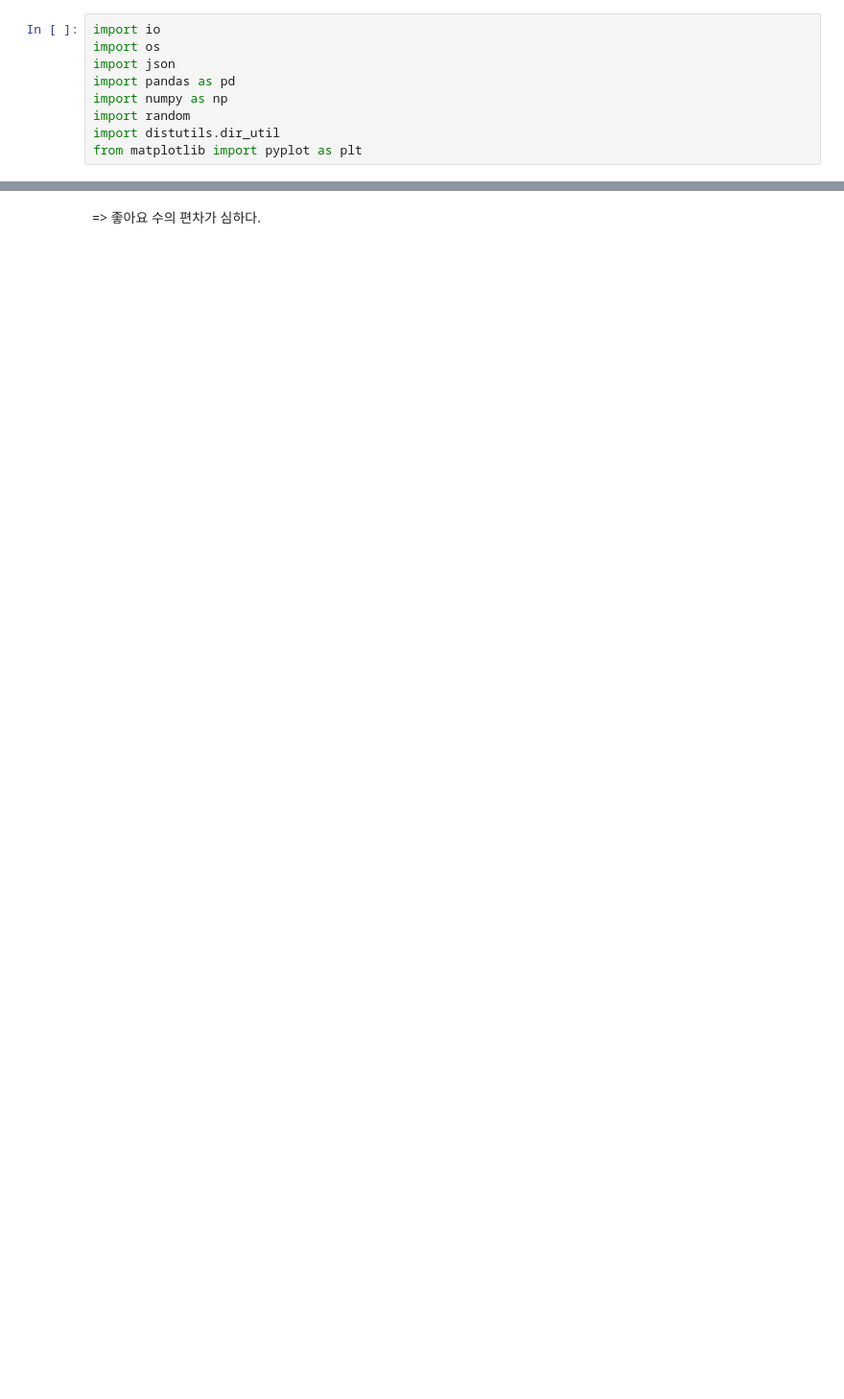
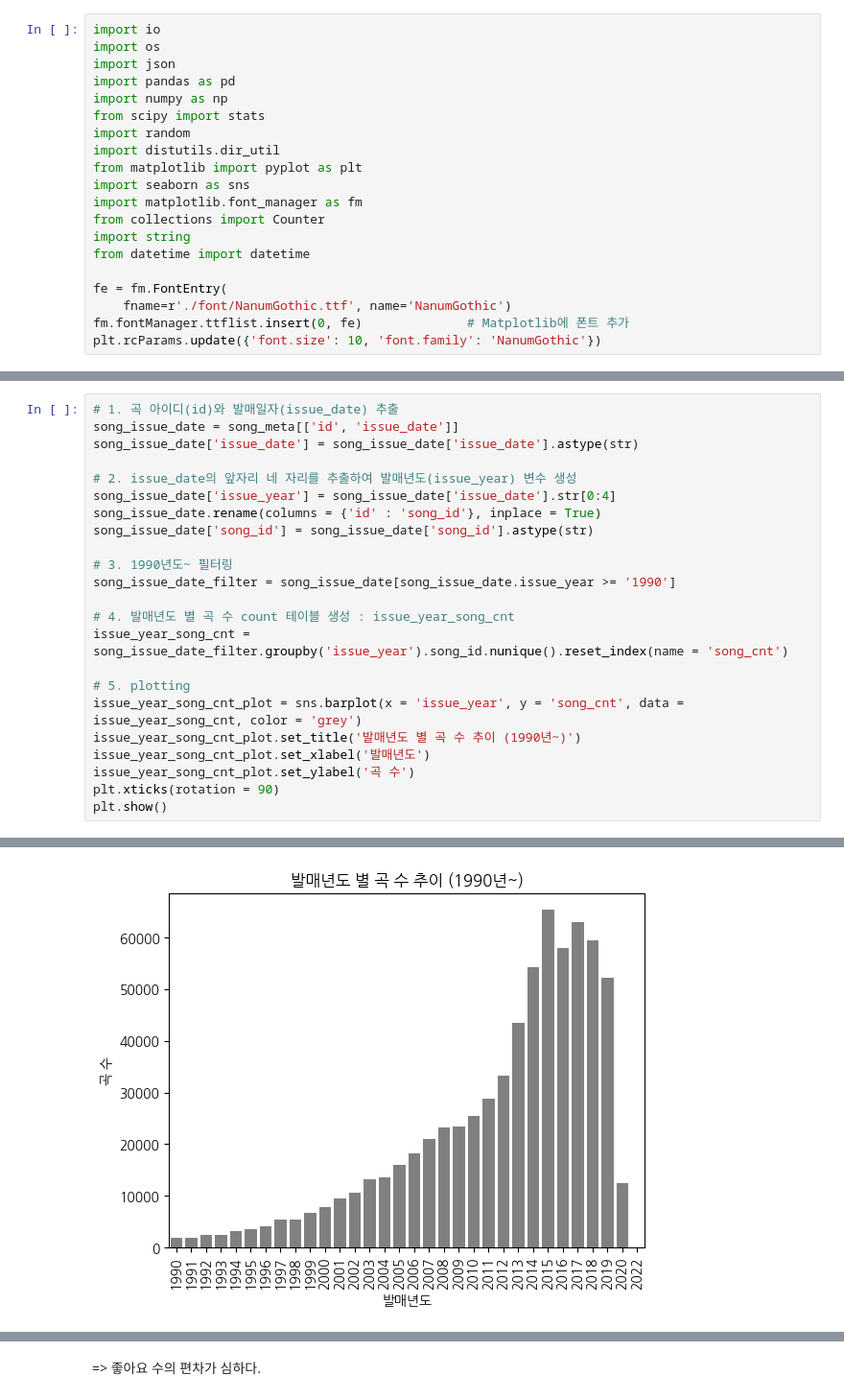
Before and after one commit to pulpo125/AIPlayer_Pling, a Jupyter notebook: 1_analysis/2_EDA.ipynb, the cells around one changed output, grey strips where cells are left out. Shown at 96% size. Drawn from its saved outputs; the diff is of its cells as text; blank space fills up the shorter version.

```diff
--- a/1_analysis/2_EDA.ipynb
+++ b/1_analysis/2_EDA.ipynb
@@ -4,7 +6,18 @@ import os
 import json
 import pandas as pd
 import numpy as np
+from scipy import stats
 import random
 import distutils.dir_util
 from matplotlib import pyplot as plt
+import seaborn as sns
+import matplotlib.font_manager as fm
+from collections import Counter
+import string
+from datetime import datetime
+
+fe = fm.FontEntry(
+    fname=r'./font/NanumGothic.ttf', name='NanumGothic')
+fm.fontManager.ttflist.insert(0, fe)              # Matplotlib에 폰트 추가
+plt.rcParams.update({'font.size': 10, 'font.family': 'NanumGothic'})
 # %%
@@ -14,0 +153,24 @@ genre_gn_all = pd.read_json('../0_data/genre_gn_all.json', typ = 'frame', encodi
+# %%
+# 1. 곡 아이디(id)와 발매일자(issue_date) 추출
+song_issue_date = song_meta[['id', 'issue_date']]
+song_issue_date['issue_date'] = song_issue_date['issue_date'].astype(str)
+
+# 2. issue_date의 앞자리 네 자리를 추출하여 발매년도(issue_year) 변수 생성
+song_issue_date['issue_year'] = song_issue_date['issue_date'].str[0:4]
+song_issue_date.rename(columns = {'id' : 'song_id'}, inplace = True)
+song_issue_date['song_id'] = song_issue_date['song_id'].astype(str)
+
+# 3. 1990년도~ 필터링
+song_issue_date_filter = song_issue_date[song_issue_date.issue_year >= '1990']
+
+# 4. 발매년도 별 곡 수 count 테이블 생성 : issue_year_song_cnt
+issue_year_song_cnt = song_issue_date_filter.groupby('issue_year').song_id.nunique().reset_index(name = 'song_cnt')
+
+# 5. plotting
+issue_year_song_cnt_plot = sns.barplot(x = 'issue_year', y = 'song_cnt', data = issue_year_song_cnt, color = 'grey')
+issue_year_song_cnt_plot.set_title('발매년도 별 곡 수 추이 (1990년~)')
+issue_year_song_cnt_plot.set_xlabel('발매년도')
+issue_year_song_cnt_plot.set_ylabel('곡 수')
+plt.xticks(rotation = 90)
+plt.show()
+# %% [output]
@@ -14,0 +196 @@ genre_gn_all = pd.read_json('../0_data/genre_gn_all.json', typ = 'frame', encodi
+[figure, added]
```
Also changed, not shown: parts of 152 cells of this notebook, 54 other files.
